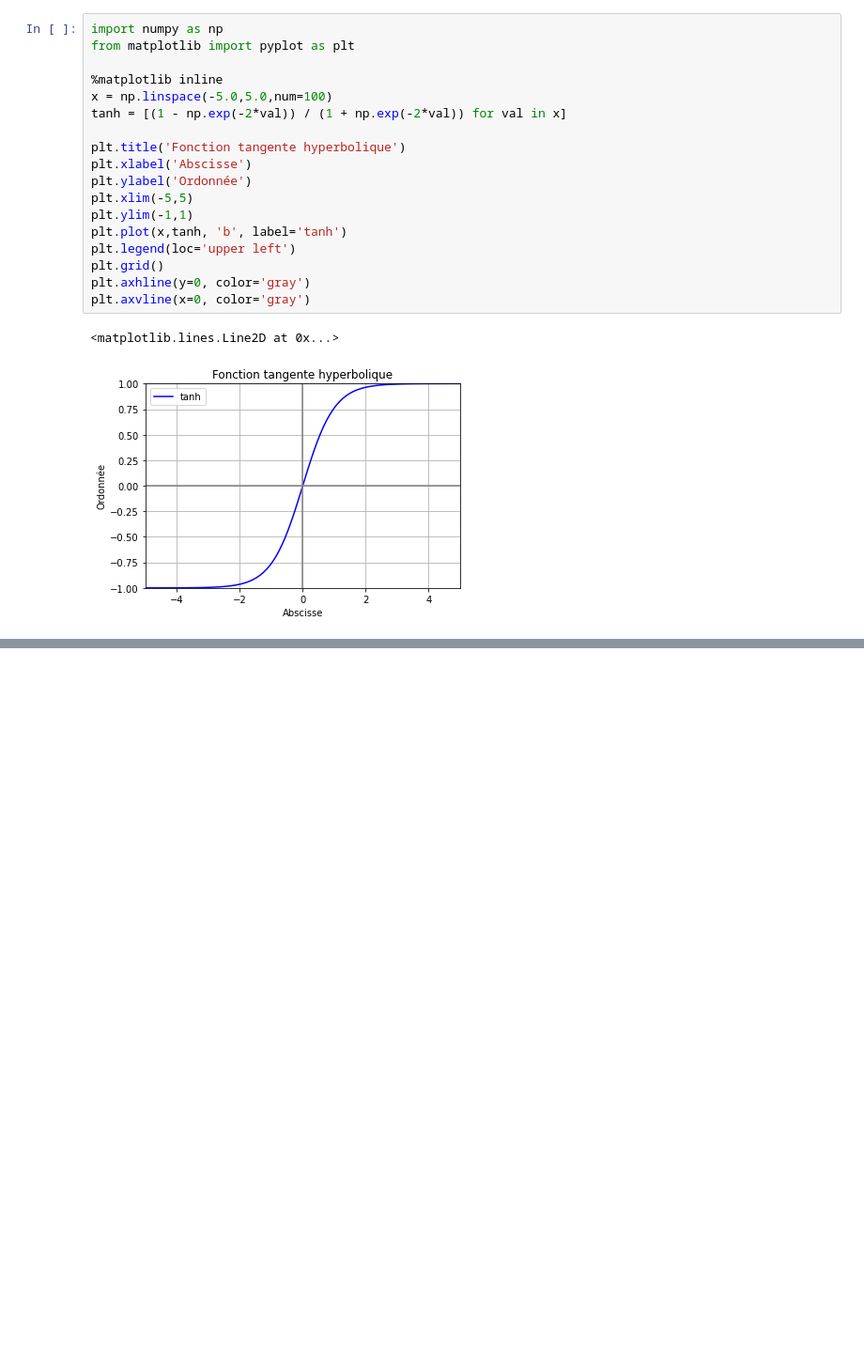
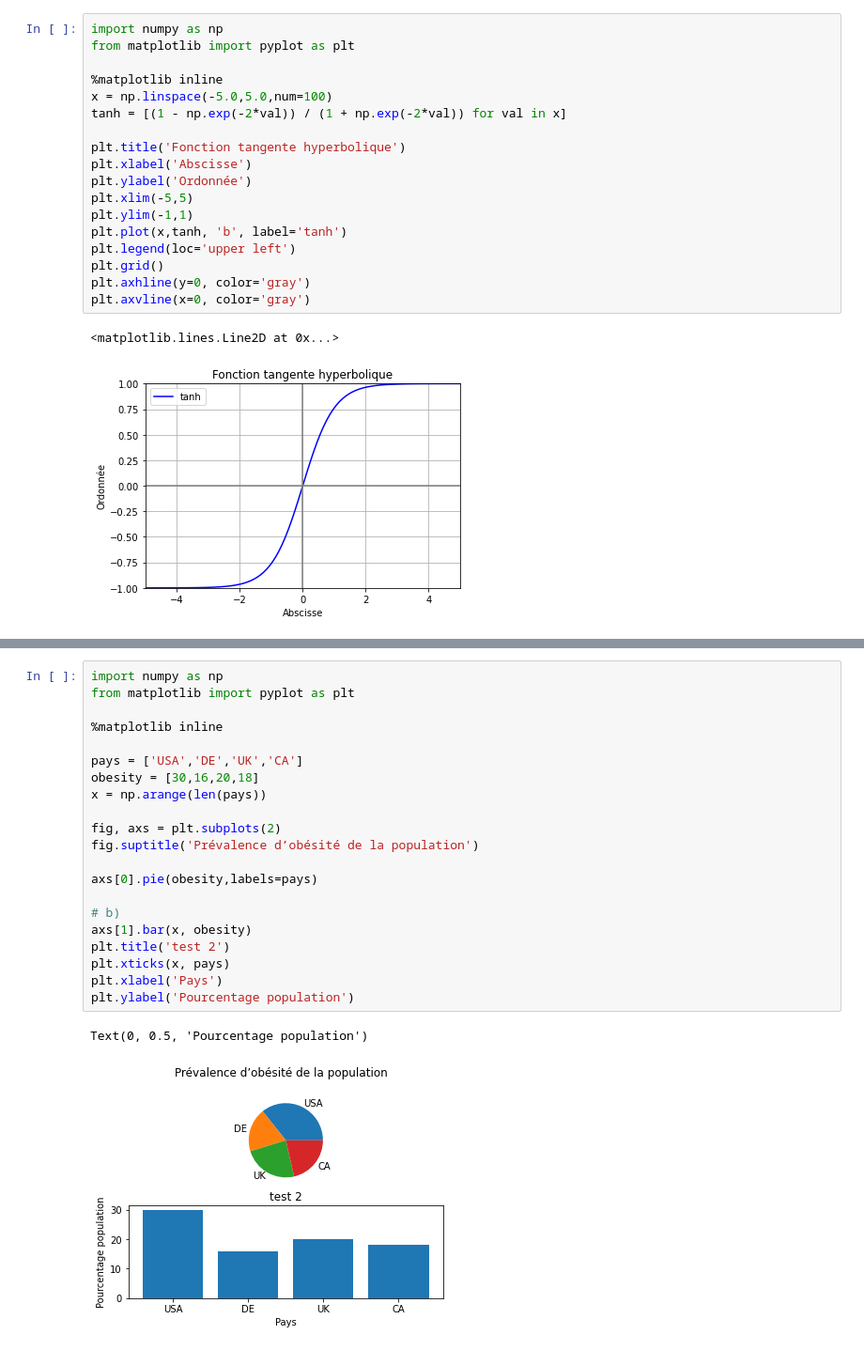
Before and after one commit to heig-vkaelin/isd, a Jupyter notebook: Labo2.ipynb, the cells around one changed output, grey strips where cells are left out. Shown: that part at 94% size. Drawn from its saved outputs; the diff is of its cells as text; blank space fills up the shorter version.

```diff
--- a/Labo2.ipynb
+++ b/Labo2.ipynb
@@ -273,0 +293,24 @@ plt.axvline(x=0, color='gray')
+# %%
+import numpy as np
+from matplotlib import pyplot as plt
+
+%matplotlib inline
+
+pays = ['USA','DE','UK','CA']
+obesity = [30,16,20,18]
+x = np.arange(len(pays))
+
+fig, axs = plt.subplots(2)
+fig.suptitle('Prévalence d’obésité de la population')
+
+axs[0].pie(obesity,labels=pays)
+
+# b)
+axs[1].bar(x, obesity)
+plt.title('test 2')
+plt.xticks(x, pays)
+plt.xlabel('Pays')
+plt.ylabel('Pourcentage population')
+# %% [output]
+Text(0, 0.5, 'Pourcentage population')
+[figure, added]
```
Also changed, not shown: parts of 11 cells of this notebook.
